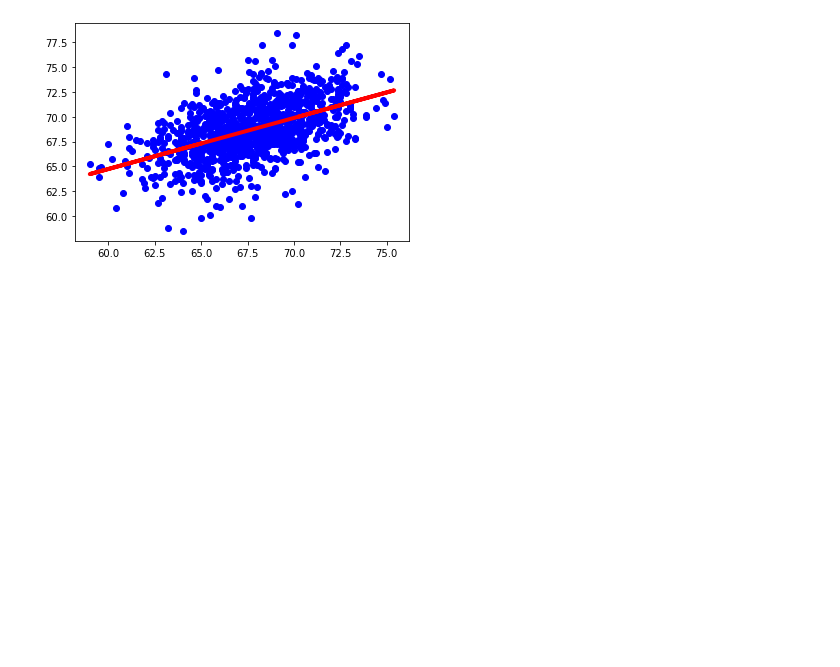
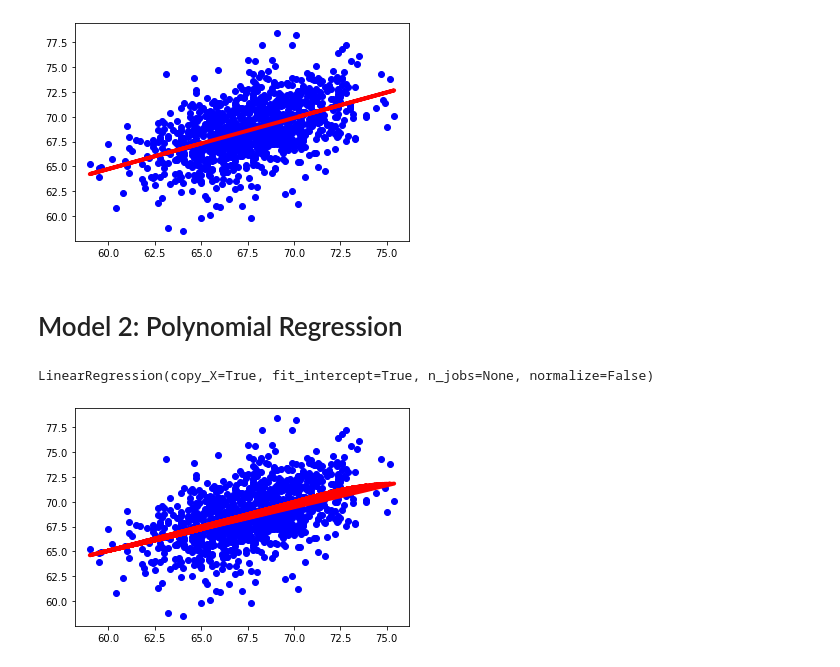
Before and after one commit to ikikika/data_science, a Jupyter notebook: Regression.ipynb, the cells around one changed output. Cells and saved outputs as stored; diff of their text form; code cells hidden in the pictures; blank space fills up the shorter version.

Commit message:
Polynomial regression

```diff
--- a/Regression.ipynb
+++ b/Regression.ipynb
@@ -45,3 +45,27 @@ plt.plot(x, lin_reg.predict(x), color="red", linewidth=4)
 plt.show()
 # %% [output]
 [figure]
+# %% [markdown]
+# Model 2: Polynomial Regression
+# %%
+from sklearn.preprocessing import PolynomialFeatures
+
+poly = PolynomialFeatures(degree=4)
+# Keep on increasing the degree to see which works best on the dataset
+
+x_poly = poly.fit_transform(x)
+poly.fit(x_poly, y)
+
+# Train linear regression model on polynomial dataset
+lin_reg_poly = LinearRegression()
+lin_reg_poly.fit(x_poly, y)
+# %% [output]
+LinearRegression(copy_X=True, fit_intercept=True, n_jobs=None, normalize=False)
+# %%
+import matplotlib.pyplot as plt
+
+plt.scatter(x, y, color="blue")
+plt.plot(x, lin_reg_poly.predict(poly.fit_transform(x)), color="red", linewidth=4)
+plt.show()
+# %% [output]
+[figure, added]
```
